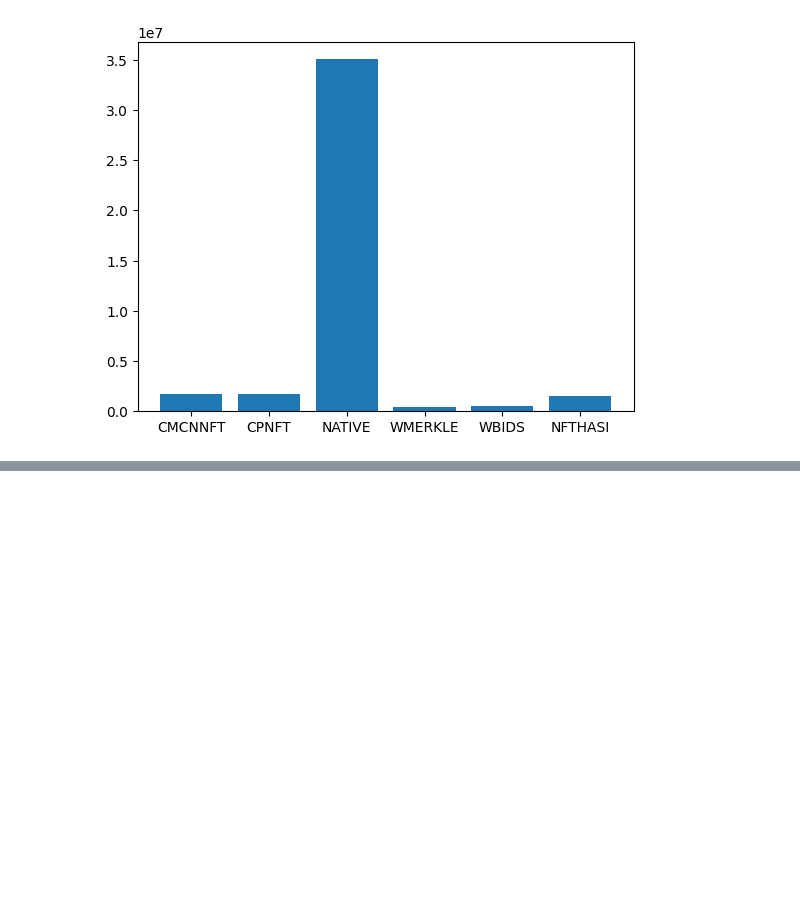
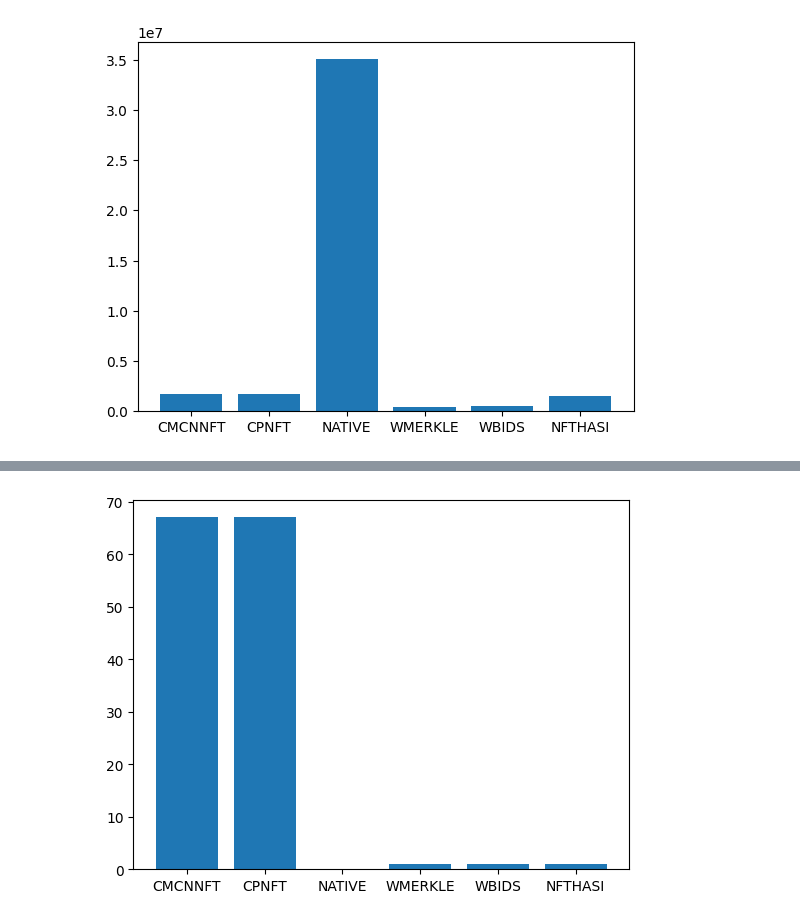
Before and after one commit to denes710/rollup-bridge-measurements, a Jupyter notebook: figures.ipynb, the cells around one changed output, grey strips where cells are left out. Cells and saved outputs as stored; diff of their text form; code cells hidden in the pictures; blank space fills up the shorter version.

```diff
--- a/figures.ipynb
+++ b/figures.ipynb
@@ -469,0 +509,19 @@ time_unlock = []
+# %%
+def getTrusts(file_path):
+    f = open(file_path, "r")
+    data = json.load(f)
+    labels = []
+    people = []
+    for row in data:
+        labels.append(row['name'])
+        people.append(int(row['people']))
+    return labels, people
+# %%
+labels, liveness = getTrusts("results/trust-assumptions/liveness.json")
+labels, safety = getTrusts("results/trust-assumptions/safety.json")
+# %%
+# plt.ylim(0, 100)
+plt.bar(labels, liveness)
+plt.show()
+# %% [output]
+[figure, added]
```
Also changed, not shown: parts of 18 cells of this notebook, 9 other files.
